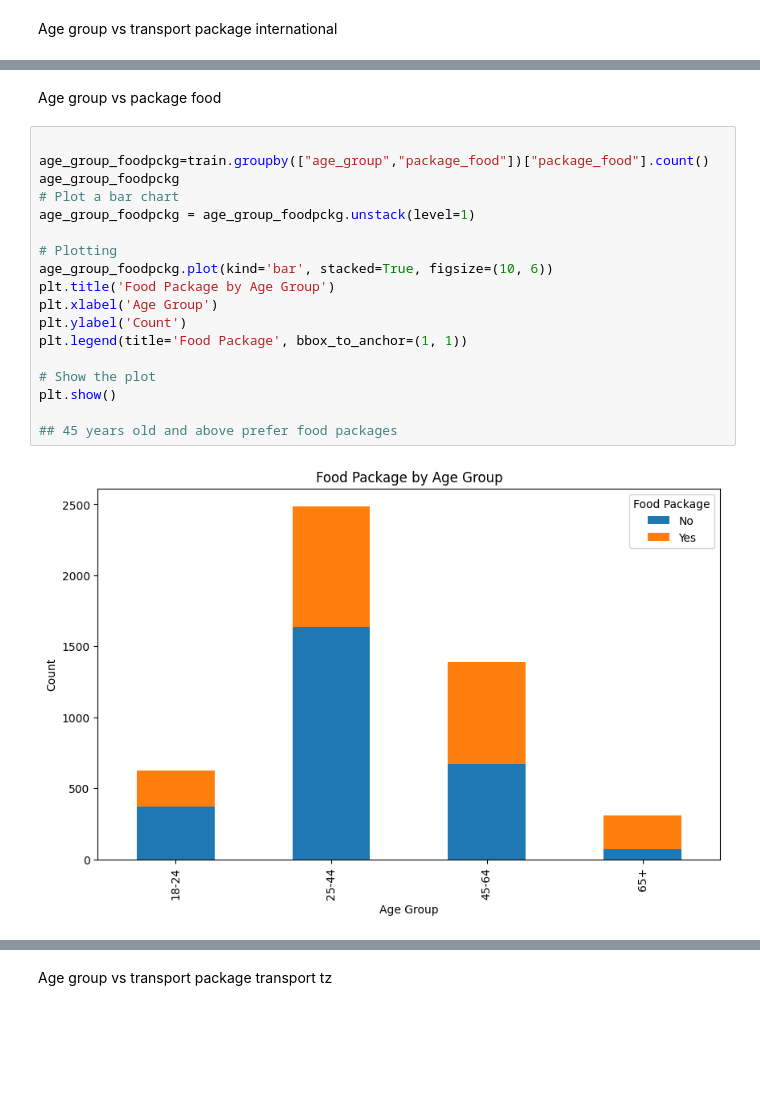
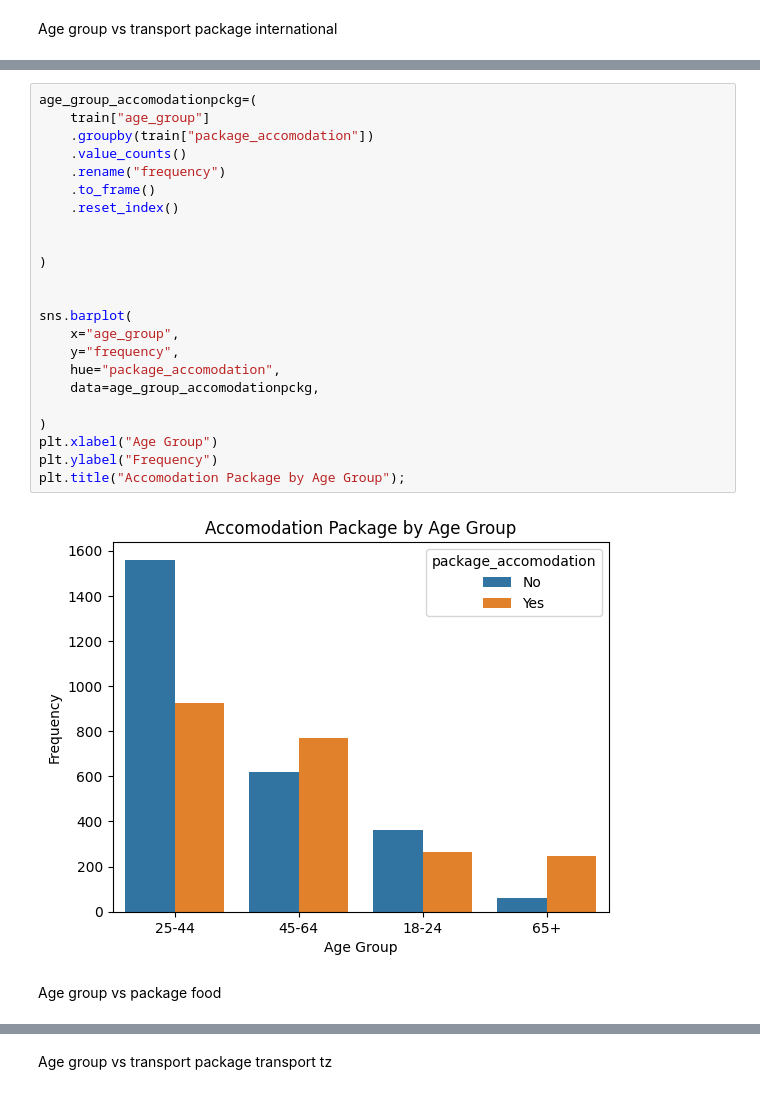
Before and after one commit to AlbertOpiyo/Prediction-challenge, a Jupyter notebook: TZ_PRED_CHALLENGE.ipynb, the cells around one changed output, grey strips where cells are left out. Drawn from its saved outputs; the diff is of its cells as text; blank space fills up the shorter version.

```diff
--- a/TZ_PRED_CHALLENGE.ipynb
+++ b/TZ_PRED_CHALLENGE.ipynb
@@ -304,22 +299,27 @@ plt.show()
+# %%
+age_group_accomodationpckg=(
+    train["age_group"]
+    .groupby(train["package_accomodation"])
+    .value_counts()
+    .rename("frequency")
+    .to_frame()
+    .reset_index()
+
+
+)
+
+
+sns.barplot(
+    x="age_group",
+    y="frequency",
+    hue="package_accomodation",
+    data=age_group_accomodationpckg,
+
+)
+plt.xlabel("Age Group")
+plt.ylabel("Frequency")
+plt.title("Accomodation Package by Age Group");
+# %% [output]
+[figure, added]
 # %% [markdown]
  Age group vs  package food
-# %%
-
-age_group_foodpckg=train.groupby(["age_group","package_food"])["package_food"].count()
-age_group_foodpckg
-# Plot a bar chart
-age_group_foodpckg = age_group_foodpckg.unstack(level=1)
-
-# Plotting
-age_group_foodpckg.plot(kind='bar', stacked=True, figsize=(10, 6))
-plt.title('Food Package by Age Group')
-plt.xlabel('Age Group')
-plt.ylabel('Count')
-plt.legend(title='Food Package', bbox_to_anchor=(1, 1))
-
-# Show the plot
-plt.show()
-
-## 45 years old and above prefer food packages
-# %% [output]
-[figure, removed]
```
Also changed, not shown: parts of 21 cells of this notebook.
